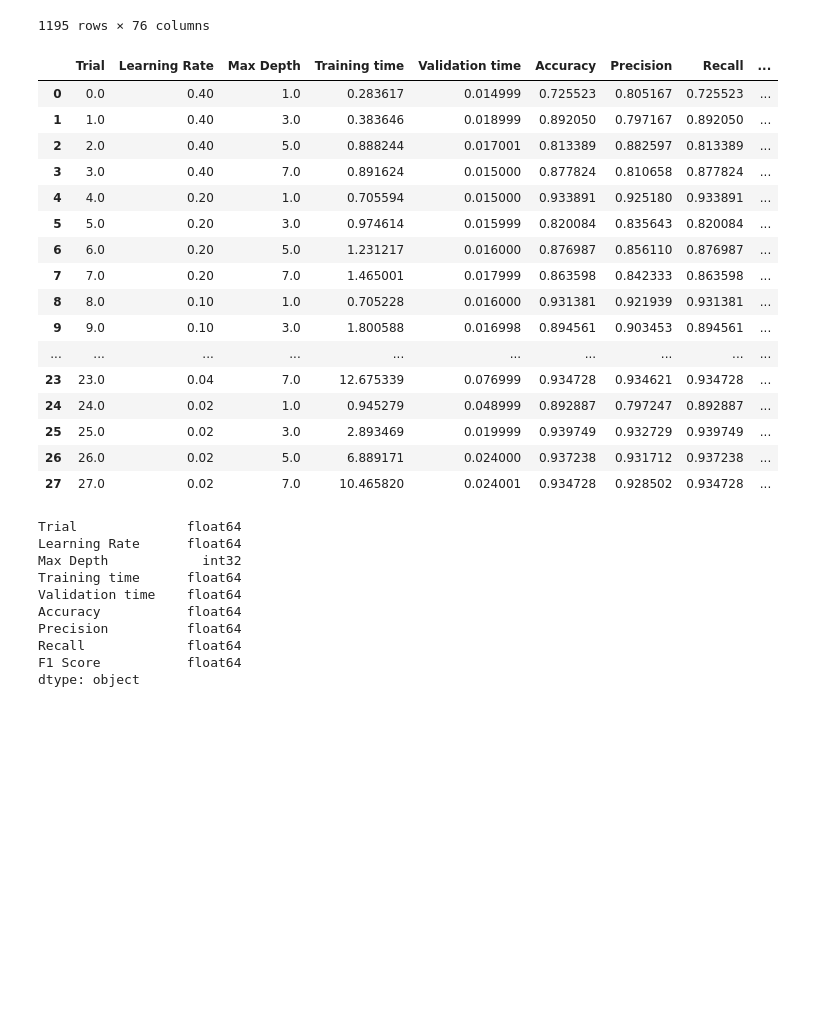
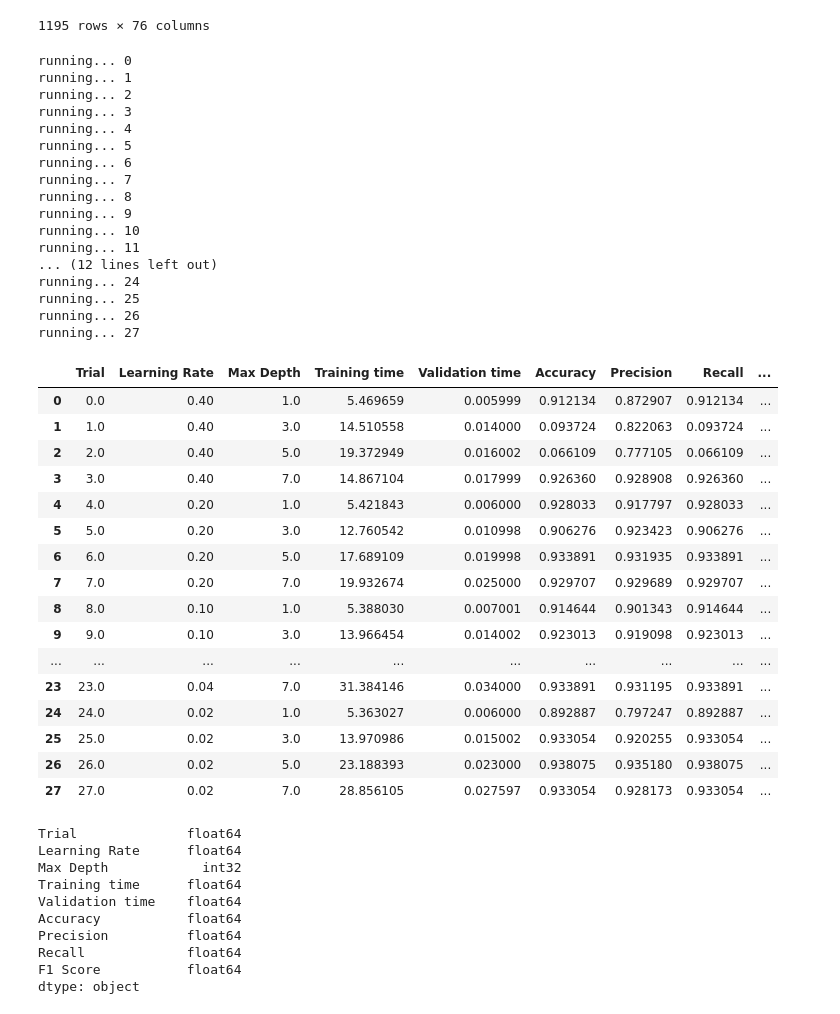
Before and after one commit to Daniel-Dumitrescu/csi4142-project, a Jupyter notebook: supervised_learning/GradientBoosting.ipynb, the cells around one changed output. Saved outputs shown, nothing was run; the diff lists cells and outputs as text; code cells hidden in the pictures; blank space fills up the shorter version.

Commit message:
Modified gradient boosting to use non hist

```diff
--- a/supervised_learning/GradientBoosting.ipynb
+++ b/supervised_learning/GradientBoosting.ipynb
@@ -75,10 +75,7 @@ def train_model(learning_rate, max_depth):
     eval_time = [0,0]
 
     #constructing model
-    classifier = HistGradientBoostingClassifier(learning_rate=learning_rate, max_depth=max_depth, random_state=42, validation_fraction = None)
-    # classifier = GradientBoostingClassifier(n_estimators=n_estimators[0], learning_rate=learning_rate[0], max_depth=max_depth[0], random_state=42)
-    # ValueError: Input X contains NaN.
-    # GradientBoostingClassifier does not accept missing values encoded as NaN natively. For supervised learning, you might want to consider sklearn.ensemble.HistGradientBoostingClassifier and ...
+    classifier = GradientBoostingClassifier(n_estimators=100, learning_rate=learning_rate, max_depth=max_depth, random_state=42)
 
     #training model
     train_time[0] = time.time()
@@ -87,44 +84,57 @@ def train_model(learning_rate, max_depth):
 
     #scoring model
     eval_time[0] = time.time()
-    # eval_loss = classifier.score(eval_df_X, eval_df_Y)
     predicted = classifier.predict(eval_df_X)
     accuracy, precision, recall, f1 = compute_metrics(eval_df_Y, predicted)
     eval_time[1] = time.time()
 
-    # print("Total training time:", train_time[1] - train_time[0])
-    # print("Total eval time:", eval_time[1] - eval_time[0])
-    # print("-> Accuracy:", accuracy, "Precision:", precision, 'Recall', recall)
-
     return [learning_rate, max_depth, train_time[1] - train_time[0], eval_time[1] - eval_time[0], accuracy, precision, recall, f1]
 # %%
 results = pd.DataFrame(columns=['Trial', 'Learning Rate', 'Max Depth', 'Training time', 'Validation time', 'Accuracy', 'Precision', 'Recall', 'F1 Score'])
 trial_id = 0
 
 for lr in learning_rate:
     for md in max_depth:
+        print("running...", trial_id)
         results.loc[trial_id] = [trial_id]+train_model(lr, md)
         trial_id = trial_id + 1
 
-results
+display(results)
 # %% [output]
+running... 0
+running... 1
+running... 2
+running... 3
+running... 4
+running... 5
+running... 6
+running... 7
+running... 8
+running... 9
+running... 10
+running... 11
+... (12 lines left out)
+running... 24
+running... 25
+running... 26
+running... 27
 |  | Trial | Learning Rate | Max Depth | Training time | Validation time | Accuracy | Precision | Recall | ... |
-| 0 | 0.0 | 0.40 | 1.0 | 0.283617 | 0.014999 | 0.725523 | 0.805167 | 0.725523 | ... |
-| 1 | 1.0 | 0.40 | 3.0 | 0.383646 | 0.018999 | 0.892050 | 0.797167 | 0.892050 | ... |
-| 2 | 2.0 | 0.40 | 5.0 | 0.888244 | 0.017001 | 0.813389 | 0.882597 | 0.813389 | ... |
-| 3 | 3.0 | 0.40 | 7.0 | 0.891624 | 0.015000 | 0.877824 | 0.810658 | 0.877824 | ... |
-| 4 | 4.0 | 0.20 | 1.0 | 0.705594 | 0.015000 | 0.933891 | 0.925180 | 0.933891 | ... |
-| 5 | 5.0 | 0.20 | 3.0 | 0.974614 | 0.015999 | 0.820084 | 0.835643 | 0.820084 | ... |
-| 6 | 6.0 | 0.20 | 5.0 | 1.231217 | 0.016000 | 0.876987 | 0.856110 | 0.876987 | ... |
-| 7 | 7.0 | 0.20 | 7.0 | 1.465001 | 0.017999 | 0.863598 | 0.842333 | 0.863598 | ... |
-| 8 | 8.0 | 0.10 | 1.0 | 0.705228 | 0.016000 | 0.931381 | 0.921939 | 0.931381 | ... |
-| 9 | 9.0 | 0.10 | 3.0 | 1.800588 | 0.016998 | 0.894561 | 0.903453 | 0.894561 | ... |
+| 0 | 0.0 | 0.40 | 1.0 | 5.469659 | 0.005999 | 0.912134 | 0.872907 | 0.912134 | ... |
+| 1 | 1.0 | 0.40 | 3.0 | 14.510558 | 0.014000 | 0.093724 | 0.822063 | 0.093724 | ... |
+| 2 | 2.0 | 0.40 | 5.0 | 19.372949 | 0.016002 | 0.066109 | 0.777105 | 0.066109 | ... |
+| 3 | 3.0 | 0.40 | 7.0 | 14.867104 | 0.017999 | 0.926360 | 0.928908 | 0.926360 | ... |
+| 4 | 4.0 | 0.20 | 1.0 | 5.421843 | 0.006000 | 0.928033 | 0.917797 | 0.928033 | ... |
+| 5 | 5.0 | 0.20 | 3.0 | 12.760542 | 0.010998 | 0.906276 | 0.923423 | 0.906276 | ... |
+| 6 | 6.0 | 0.20 | 5.0 | 17.689109 | 0.019998 | 0.933891 | 0.931935 | 0.933891 | ... |
+| 7 | 7.0 | 0.20 | 7.0 | 19.932674 | 0.025000 | 0.929707 | 0.929689 | 0.929707 | ... |
+| 8 | 8.0 | 0.10 | 1.0 | 5.388030 | 0.007001 | 0.914644 | 0.901343 | 0.914644 | ... |
+| 9 | 9.0 | 0.10 | 3.0 | 13.966454 | 0.014002 | 0.923013 | 0.919098 | 0.923013 | ... |
 | ... | ... | ... | ... | ... | ... | ... | ... | ... | ... |
-| 23 | 23.0 | 0.04 | 7.0 | 12.675339 | 0.076999 | 0.934728 | 0.934621 | 0.934728 | ... |
-| 24 | 24.0 | 0.02 | 1.0 | 0.945279 | 0.048999 | 0.892887 | 0.797247 | 0.892887 | ... |
-| 25 | 25.0 | 0.02 | 3.0 | 2.893469 | 0.019999 | 0.939749 | 0.932729 | 0.939749 | ... |
-| 26 | 26.0 | 0.02 | 5.0 | 6.889171 | 0.024000 | 0.937238 | 0.931712 | 0.937238 | ... |
-| 27 | 27.0 | 0.02 | 7.0 | 10.465820 | 0.024001 | 0.934728 | 0.928502 | 0.934728 | ... |
+| 23 | 23.0 | 0.04 | 7.0 | 31.384146 | 0.034000 | 0.933891 | 0.931195 | 0.933891 | ... |
+| 24 | 24.0 | 0.02 | 1.0 | 5.363027 | 0.006000 | 0.892887 | 0.797247 | 0.892887 | ... |
+| 25 | 25.0 | 0.02 | 3.0 | 13.970986 | 0.015002 | 0.933054 | 0.920255 | 0.933054 | ... |
+| 26 | 26.0 | 0.02 | 5.0 | 23.188393 | 0.023000 | 0.938075 | 0.935180 | 0.938075 | ... |
+| 27 | 27.0 | 0.02 | 7.0 | 28.856105 | 0.027597 | 0.933054 | 0.928173 | 0.933054 | ... |
 # %%
 results["Max Depth"] = results["Max Depth"].astype(int)
 results.dtypes
```
Also changed, not shown: parts of 3 cells of this notebook, 1 other file.
